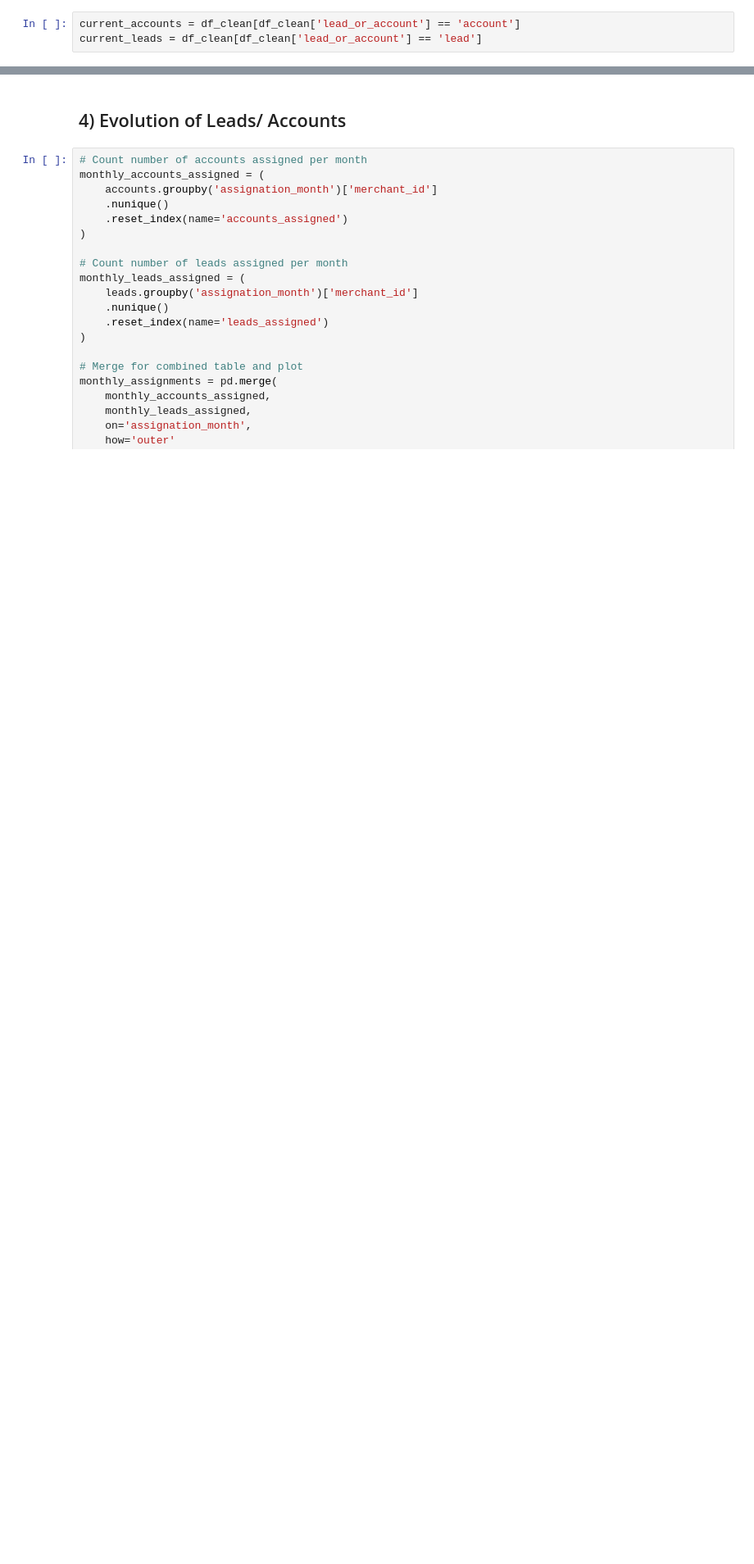
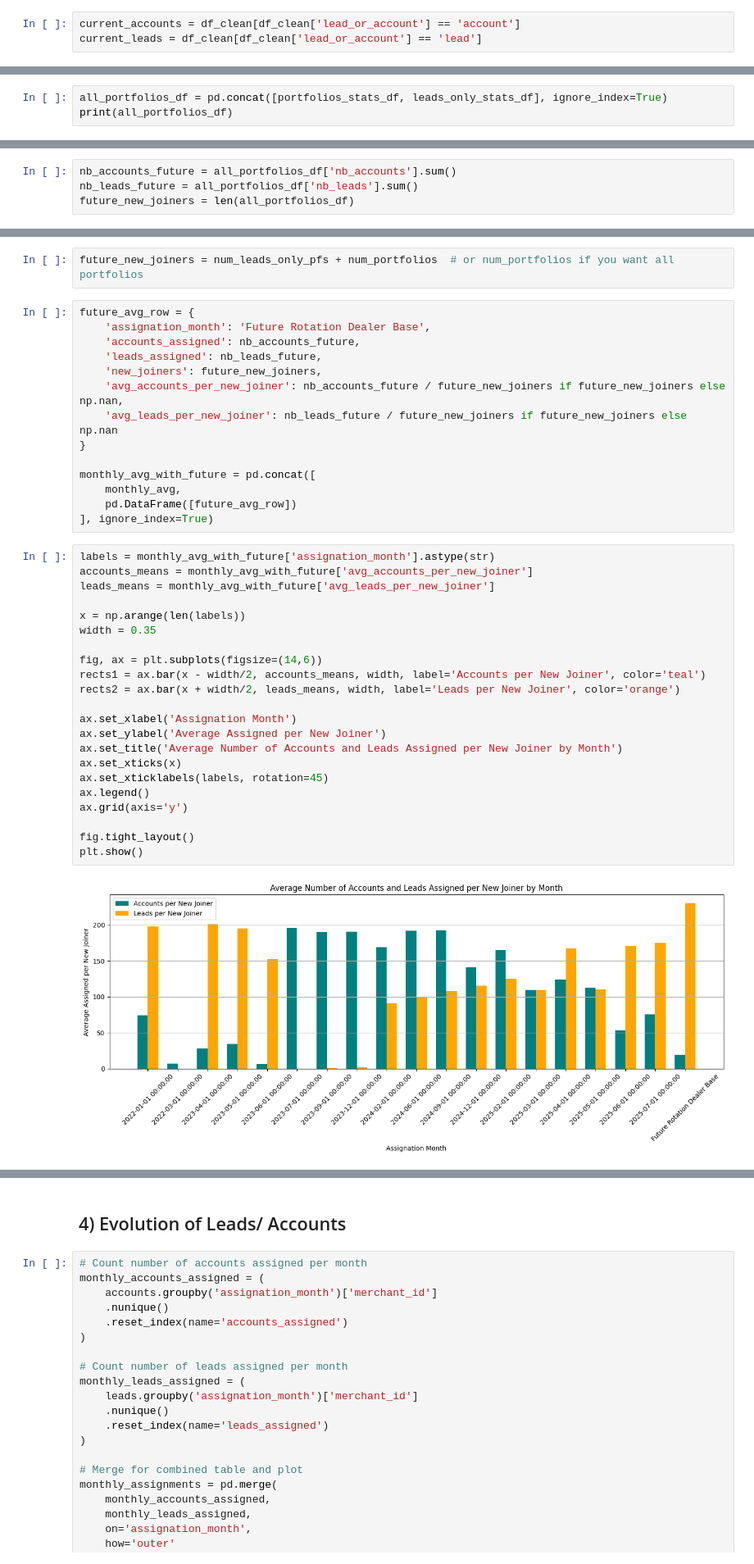
Before and after one commit to Aakame/HoudaB.github.io, a Jupyter notebook: Accounts_Quality_Assessment.ipynb, the cells around one changed output, grey strips where cells are left out. Shown at 82% size. Drawn from its saved outputs; the diff is of its cells as text; blank space fills up the shorter version.

```diff
--- a/Accounts_Quality_Assessment.ipynb
+++ b/Accounts_Quality_Assessment.ipynb
@@ -720,0 +819,3 @@ accounts = df_clean[df_clean['lead_or_account'] == 'account'].copy()
+# %%
+all_portfolios_df = pd.concat([portfolios_stats_df, leads_only_stats_df], ignore_index=True)
+print(all_portfolios_df)
@@ -720,0 +842,4 @@ accounts = df_clean[df_clean['lead_or_account'] == 'account'].copy()
+# %%
+nb_accounts_future = all_portfolios_df['nb_accounts'].sum()
+nb_leads_future = all_portfolios_df['nb_leads'].sum()
+future_new_joiners = len(all_portfolios_df)
@@ -720,0 +857,40 @@ accounts = df_clean[df_clean['lead_or_account'] == 'account'].copy()
+# %%
+future_new_joiners = num_leads_only_pfs + num_portfolios  # or num_portfolios if you want all portfolios
+# %%
+future_avg_row = {
+    'assignation_month': 'Future Rotation Dealer Base',
+    'accounts_assigned': nb_accounts_future,
+    'leads_assigned': nb_leads_future,
+    'new_joiners': future_new_joiners,
+    'avg_accounts_per_new_joiner': nb_accounts_future / future_new_joiners if future_new_joiners else np.nan,
+    'avg_leads_per_new_joiner': nb_leads_future / future_new_joiners if future_new_joiners else np.nan
+}
+
+monthly_avg_with_future = pd.concat([
+    monthly_avg,
+    pd.DataFrame([future_avg_row])
+], ignore_index=True)
+# %%
+labels = monthly_avg_with_future['assignation_month'].astype(str)
+accounts_means = monthly_avg_with_future['avg_accounts_per_new_joiner']
+leads_means = monthly_avg_with_future['avg_leads_per_new_joiner']
+
+x = np.arange(len(labels))
+width = 0.35
+
+fig, ax = plt.subplots(figsize=(14,6))
+rects1 = ax.bar(x - width/2, accounts_means, width, label='Accounts per New Joiner', color='teal')
+rects2 = ax.bar(x + width/2, leads_means, width, label='Leads per New Joiner', color='orange')
+
+ax.set_xlabel('Assignation Month')
+ax.set_ylabel('Average Assigned per New Joiner')
+ax.set_title('Average Number of Accounts and Leads Assigned per New Joiner by Month')
+ax.set_xticks(x)
+ax.set_xticklabels(labels, rotation=45)
+ax.legend()
+ax.grid(axis='y')
+
+fig.tight_layout()
+plt.show()
+# %% [output]
+[figure, added]
```
Also changed, not shown: parts of 49 cells of this notebook.
